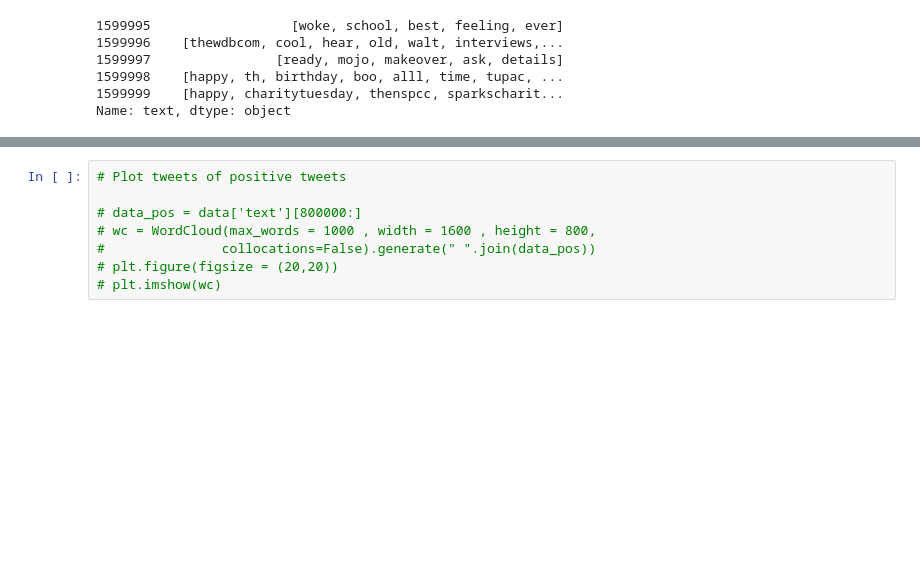
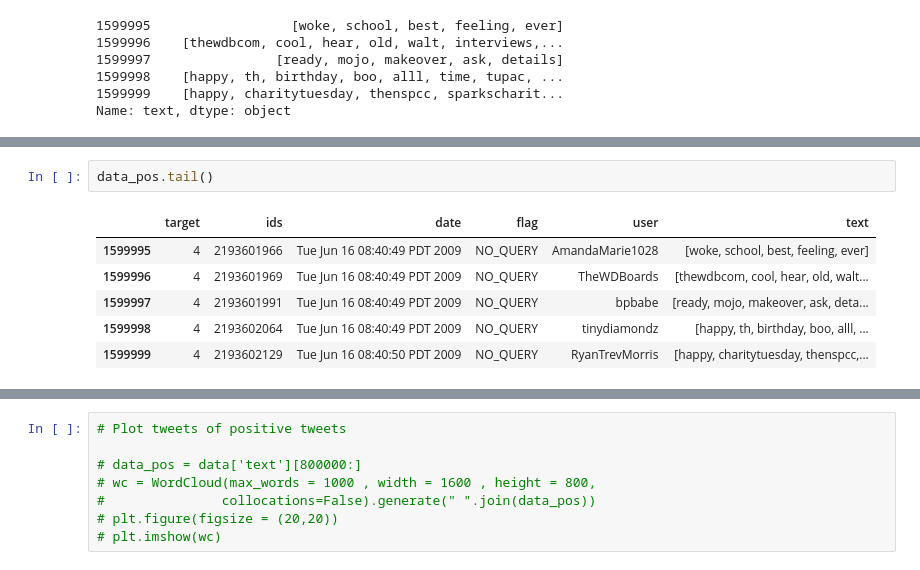
Before and after one commit to thaaoliveira1/Sentiment-Analysis-Twitter-Python, a Jupyter notebook: preprocessing.ipynb, the cells around one changed output, grey strips where cells are left out. Saved outputs shown, nothing was run; the diff lists cells and outputs as text; blank space fills up the shorter version.

```diff
--- a/preprocessing.ipynb
+++ b/preprocessing.ipynb
@@ -319,3 +297,12 @@ Name: text, dtype: float64
+# %%
+data_pos.tail()
+# %% [output]
+|  | target | ids | date | flag | user | text |
+| 1599995 | 4 | 2193601966 | Tue Jun 16 08:40:49 PDT 2009 | NO_QUERY | AmandaMarie1028 | [woke, school, best, feeling, ever] |
+| 1599996 | 4 | 2193601969 | Tue Jun 16 08:40:49 PDT 2009 | NO_QUERY | TheWDBoards | [thewdbcom, cool, hear, old, walt... |
+| 1599997 | 4 | 2193601991 | Tue Jun 16 08:40:49 PDT 2009 | NO_QUERY | bpbabe | [ready, mojo, makeover, ask, deta... |
+| 1599998 | 4 | 2193602064 | Tue Jun 16 08:40:49 PDT 2009 | NO_QUERY | tinydiamondz | [happy, th, birthday, boo, alll, ... |
+| 1599999 | 4 | 2193602129 | Tue Jun 16 08:40:50 PDT 2009 | NO_QUERY | RyanTrevMorris | [happy, charitytuesday, thenspcc,... |
 # %%
 # Plot words of negative tweets
 
```
Also changed, not shown: parts of 10 cells of this notebook.
